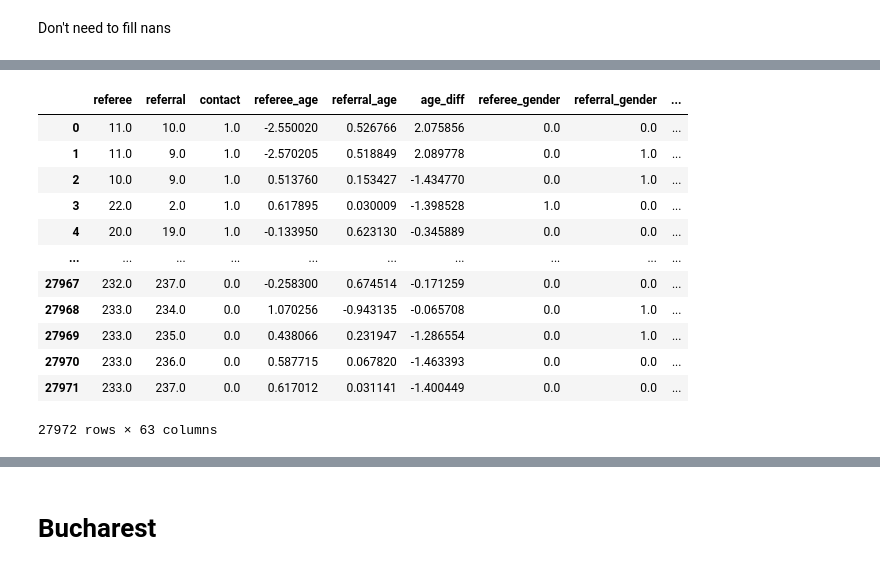
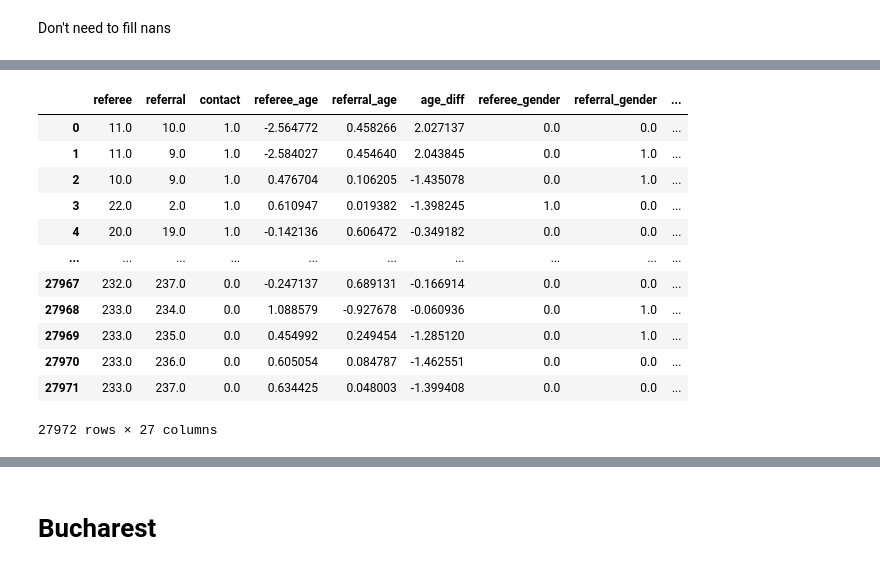
Before and after one commit to swestfechtel/masterarbeit, a Jupyter notebook: network_analysis/basic_regressions.ipynb, the cells around one changed output, grey strips where cells are left out. Cells and saved outputs as stored; diff of their text form; code cells hidden in the pictures.

```diff
--- a/network_analysis/basic_regressions.ipynb
+++ b/network_analysis/basic_regressions.ipynb
@@ -227,6 +423,7 @@ f_regression(hainan_data[hainan_data.columns[3:]], hainan_data['contact'])
 # %%
 shanxi_edgelist = pd.read_csv('../Data/Preprocessed/shanxi_edgelist.csv')
 shanxi_nodelist = pd.read_csv('../Data/Preprocessed/shanxi_nodelist.csv')
+shanxi_network = pd.read_csv('../Data/Tables/basic/shanxi_basic_analysis.csv')
 # %%
 shanxi_nodelist['gender'].unique(), shanxi_nodelist['relatives'].unique(), shanxi_nodelist['hukou'].unique()
 # %% [output]
@@ -272,7 +471,9 @@ Index(['Unnamed: 0', 'node_id', 'age', 'gender', 'relatives', 'hukou_ints',
 Don't need to fill nans
 # %%
 shanxi_data = pd.DataFrame(columns=['referee', 'referral', 'contact', 'referee_age', 'referral_age', 'age_diff', 'referee_gender', 'referral_gender', 'gender_diff', 'referee_relatives', 'referral_relatives', 'relatives_diff',
-                                    'hukou_diff'])
+                                    'referee_hukou', 'referral_hukou', 'hukou_diff', 'referee_degree_centrality', 'referral_degree_centrality', 'degree_centrality_diff', 'referee_betweenness_centrality', 'referral_betweenness_centrality', 'betweenness_centrality_diff',
+                                    'referee_pagerank_centrality', 'referral_pagerank_centrality', 'pagerank_centrality_diff', 'referee_component_size', 'referral_component_size', 'component_size_diff'])
+
 referees_hukou = pd.DataFrame(columns=['hukou_ankang', 'hukou_baoji', 'hukou_dazhi', 'hukou_hancheng',
                                        'hukou_hanzhong', 'hukou_henan', 'hukou_lantian', 'hukou_lingbao',
                                        'hukou_nanjing', 'hukou_pingdingshan', 'hukou_shanghai',
@@ -347,8 +621,9 @@ for ref_a in shanxi_nodelist['node_id']:
         added_combinations.add((ref_a, ref_b))
         added_combinations.add((ref_b, ref_a))
 # %%
-shanxi_data = shanxi_data.join(referees_hukou)
-shanxi_data = shanxi_data.join(referrals_hukou, lsuffix='_referee', rsuffix='_referral')
+#shanxi_data = shanxi_data.join(referees_hukou)
+#shanxi_data = shanxi_data.join(referrals_hukou, lsuffix='_referee', rsuffix='_referral')
+shanxi_data['hukou_diff'] = shanxi_data['hukou_diff'].where(shanxi_data['hukou_diff'] == 0, 1)
 # %%
 shanxi_data
 # %% [output]
@@ -368,21 +643,41 @@ shanxi_data
-# %%
-shanxi_data[['referee_age', 'referral_age', 'age_diff']] = normalize(shanxi_data[['referee_age', 'referral_age', 'age_diff']])
-shanxi_data[['referee_age', 'referral_age', 'age_diff']] = scale(shanxi_data[['referee_age', 'referral_age', 'age_diff']])
-shanxi_data
-# %% [output]
-|  | referee | referral | contact | referee_age | referral_age | age_diff | referee_gender | referral_gender | ... |
-| 0 | 11.0 | 10.0 | 1.0 | -2.550020 | 0.526766 | 2.075856 | 0.0 | 0.0 | ... |
-| 1 | 11.0 | 9.0 | 1.0 | -2.570205 | 0.518849 | 2.089778 | 0.0 | 1.0 | ... |
-| 2 | 10.0 | 9.0 | 1.0 | 0.513760 | 0.153427 | -1.434770 | 0.0 | 1.0 | ... |
-| 3 | 22.0 | 2.0 | 1.0 | 0.617895 | 0.030009 | -1.398528 | 1.0 | 0.0 | ... |
-| 4 | 20.0 | 19.0 | 1.0 | -0.133950 | 0.623130 | -0.345889 | 0.0 | 0.0 | ... |
-| ... | ... | ... | ... | ... | ... | ... | ... | ... | ... |
-| 27967 | 232.0 | 237.0 | 0.0 | -0.258300 | 0.674514 | -0.171259 | 0.0 | 0.0 | ... |
-| 27968 | 233.0 | 234.0 | 0.0 | 1.070256 | -0.943135 | -0.065708 | 0.0 | 1.0 | ... |
-| 27969 | 233.0 | 235.0 | 0.0 | 0.438066 | 0.231947 | -1.286554 | 0.0 | 1.0 | ... |
-| 27970 | 233.0 | 236.0 | 0.0 | 0.587715 | 0.067820 | -1.463393 | 0.0 | 0.0 | ... |
-| 27971 | 233.0 | 237.0 | 0.0 | 0.617012 | 0.031141 | -1.400449 | 0.0 | 0.0 | ... |
-27972 rows × 63 columns
+# %%
+shanxi_data[['referee_age', 'referral_age', 'age_diff', 'referee_degree_centrality', 'referral_degree_centrality',
+             'degree_centrality_diff', 'referee_betweenness_centrality',
+             'referral_betweenness_centrality', 'betweenness_centrality_diff',
+             'referee_pagerank_centrality', 'referral_pagerank_centrality',
+             'pagerank_centrality_diff', 'referee_component_size',
+             'referral_component_size', 'component_size_diff']] = normalize(shanxi_data[['referee_age', 'referral_age', 'age_diff', 'referee_degree_centrality', 'referral_degree_centrality',
+                                                                                         'degree_centrality_diff', 'referee_betweenness_centrality',
+                                                                                         'referral_betweenness_centrality', 'betweenness_centrality_diff',
+                                                                                         'referee_pagerank_centrality', 'referral_pagerank_centrality',
+                                                                                         'pagerank_centrality_diff', 'referee_component_size',
+                                                                                         'referral_component_size', 'component_size_diff']])
+shanxi_data[['referee_age', 'referral_age', 'age_diff', 'referee_degree_centrality', 'referral_degree_centrality',
+             'degree_centrality_diff', 'referee_betweenness_centrality',
+             'referral_betweenness_centrality', 'betweenness_centrality_diff',
+             'referee_pagerank_centrality', 'referral_pagerank_centrality',
+             'pagerank_centrality_diff', 'referee_component_size',
+             'referral_component_size', 'component_size_diff']] = scale(shanxi_data[['referee_age', 'referral_age', 'age_diff', 'referee_degree_centrality', 'referral_degree_centrality',
+                                                                                         'degree_centrality_diff', 'referee_betweenness_centrality',
+                                                                                         'referral_betweenness_centrality', 'betweenness_centrality_diff',
+                                                                                         'referee_pagerank_centrality', 'referral_pagerank_centrality',
+                                                                                         'pagerank_centrality_diff', 'referee_component_size',
+                                                                                         'referral_component_size', 'component_size_diff']])
+shanxi_data
+# %% [output]
+|  | referee | referral | contact | referee_age | referral_age | age_diff | referee_gender | referral_gender | ... |
+| 0 | 11.0 | 10.0 | 1.0 | -2.564772 | 0.458266 | 2.027137 | 0.0 | 0.0 | ... |
+| 1 | 11.0 | 9.0 | 1.0 | -2.584027 | 0.454640 | 2.043845 | 0.0 | 1.0 | ... |
+| 2 | 10.0 | 9.0 | 1.0 | 0.476704 | 0.106205 | -1.435078 | 0.0 | 1.0 | ... |
+| 3 | 22.0 | 2.0 | 1.0 | 0.610947 | 0.019382 | -1.398245 | 1.0 | 0.0 | ... |
+| 4 | 20.0 | 19.0 | 1.0 | -0.142136 | 0.606472 | -0.349182 | 0.0 | 0.0 | ... |
+| ... | ... | ... | ... | ... | ... | ... | ... | ... | ... |
+| 27967 | 232.0 | 237.0 | 0.0 | -0.247137 | 0.689131 | -0.166914 | 0.0 | 0.0 | ... |
+| 27968 | 233.0 | 234.0 | 0.0 | 1.088579 | -0.927678 | -0.060936 | 0.0 | 1.0 | ... |
+| 27969 | 233.0 | 235.0 | 0.0 | 0.454992 | 0.249454 | -1.285120 | 0.0 | 1.0 | ... |
+| 27970 | 233.0 | 236.0 | 0.0 | 0.605054 | 0.084787 | -1.462551 | 0.0 | 0.0 | ... |
+| 27971 | 233.0 | 237.0 | 0.0 | 0.634425 | 0.048003 | -1.399408 | 0.0 | 0.0 | ... |
+27972 rows × 27 columns
 # %%
 r_regression(shanxi_data[shanxi_data.columns[3:]], shanxi_data['contact'])
 # %% [output]
```
Also changed, not shown: parts of 63 cells of this notebook, 2 other files.
